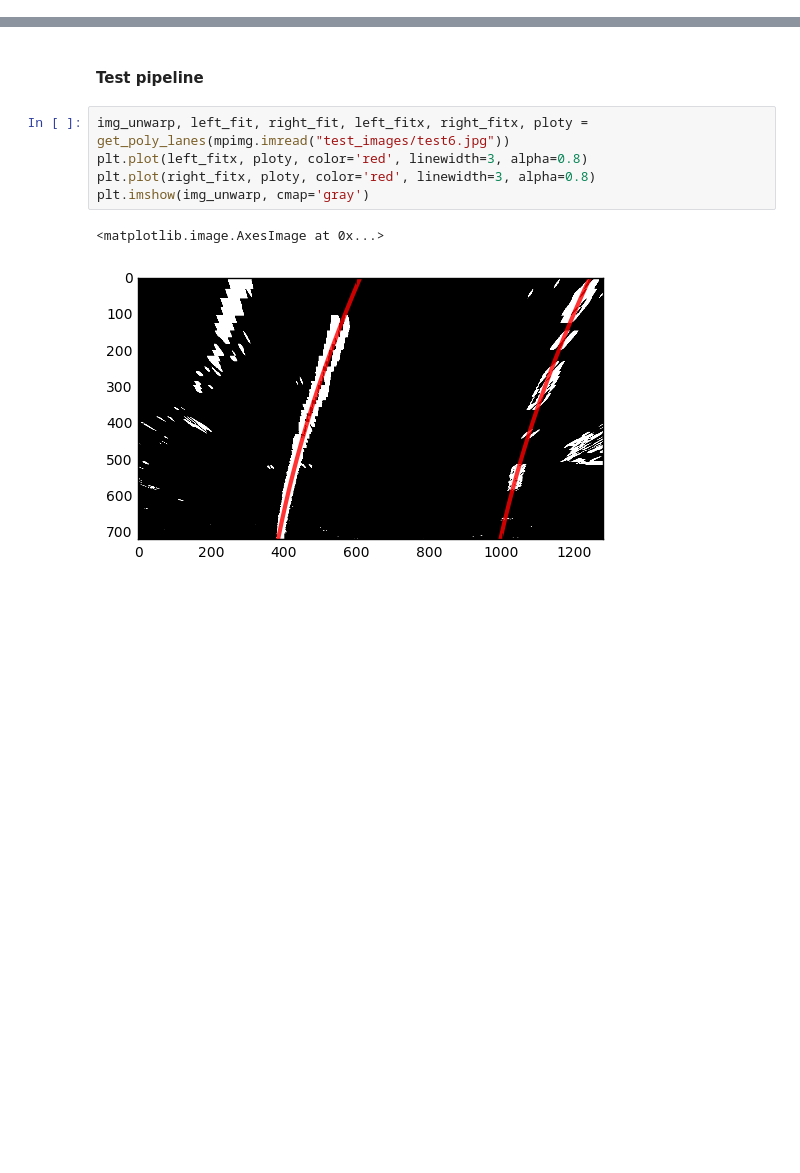
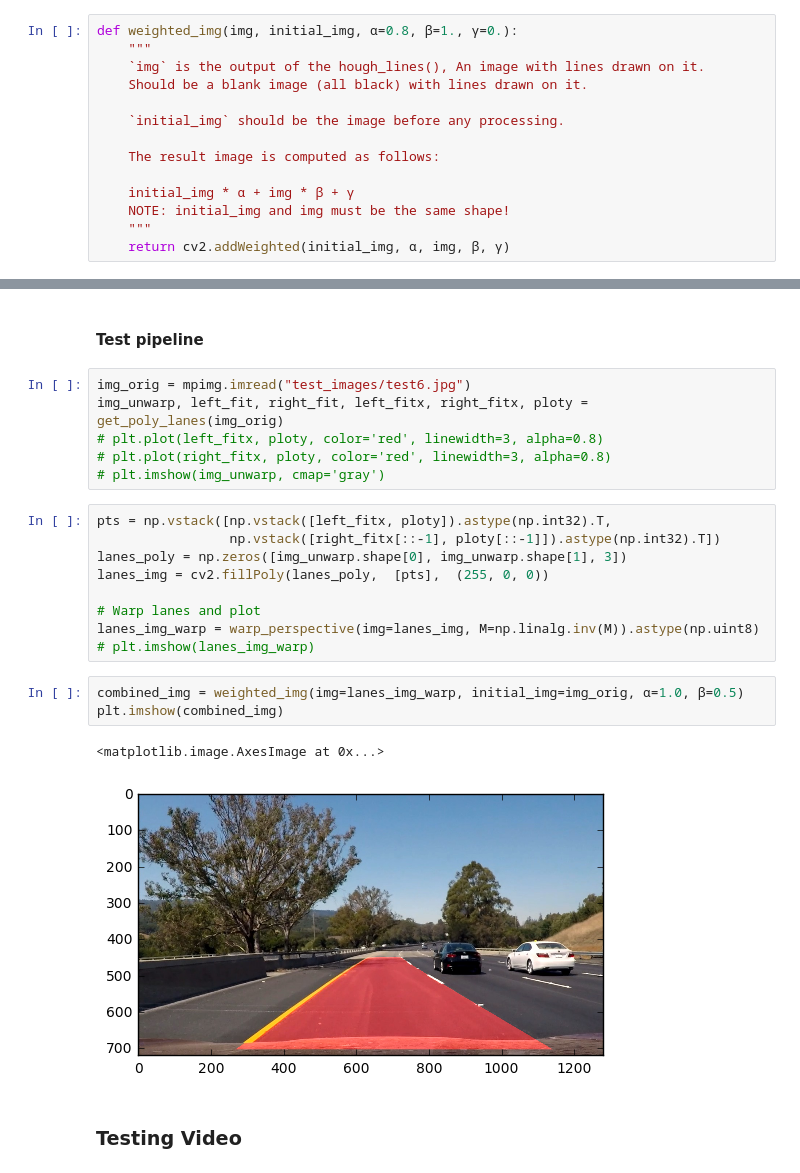
Before and after one commit to vijaykrishnay/Udacity_AdvLaneLines, a Jupyter notebook: Advanced_LaneFinding - Main.ipynb, the cells around one changed output, grey strips where cells are left out. Saved outputs shown, nothing was run; the diff lists cells and outputs as text; blank space fills up the shorter version.

Commit message:
Updated main ipynb to add lanes polygon to video v0

```diff
--- a/Advanced_LaneFinding - Main.ipynb
+++ b/Advanced_LaneFinding - Main.ipynb
@@ -252,0 +259,14 @@ def get_poly_lanes(img):
+# %%
+def weighted_img(img, initial_img, α=0.8, β=1., γ=0.):
+    """
+    `img` is the output of the hough_lines(), An image with lines drawn on it.
+    Should be a blank image (all black) with lines drawn on it.
+
+    `initial_img` should be the image before any processing.
+
+    The result image is computed as follows:
+
+    initial_img * α + img * β + γ
+    NOTE: initial_img and img must be the same shape!
+    """
+    return cv2.addWeighted(initial_img, α, img, β, γ)
@@ -253,10 +288,25 @@ def get_poly_lanes(img):
 # %% [markdown]
 #### Test pipeline
 # %%
-img_unwarp, left_fit, right_fit, left_fitx, right_fitx, ploty = get_poly_lanes(mpimg.imread("test_images/test6.jpg"))
-plt.plot(left_fitx, ploty, color='red', linewidth=3, alpha=0.8)
-plt.plot(right_fitx, ploty, color='red', linewidth=3, alpha=0.8)
-plt.imshow(img_unwarp, cmap='gray')
+img_orig = mpimg.imread("test_images/test6.jpg")
+img_unwarp, left_fit, right_fit, left_fitx, right_fitx, ploty = get_poly_lanes(img_orig)
+# plt.plot(left_fitx, ploty, color='red', linewidth=3, alpha=0.8)
+# plt.plot(right_fitx, ploty, color='red', linewidth=3, alpha=0.8)
+# plt.imshow(img_unwarp, cmap='gray')
-# %% [output]
-<matplotlib.image.AxesImage at 0x...>
-[figure, removed]
+# %%
+pts = np.vstack([np.vstack([left_fitx, ploty]).astype(np.int32).T,
+                 np.vstack([right_fitx[::-1], ploty[::-1]]).astype(np.int32).T])
+lanes_poly = np.zeros([img_unwarp.shape[0], img_unwarp.shape[1], 3])
+lanes_img = cv2.fillPoly(lanes_poly,  [pts],  (255, 0, 0))
+
+# Warp lanes and plot
+lanes_img_warp = warp_perspective(img=lanes_img, M=np.linalg.inv(M)).astype(np.uint8)
+# plt.imshow(lanes_img_warp)
+# %%
+combined_img = weighted_img(img=lanes_img_warp, initial_img=img_orig, α=1.0, β=0.5)
+plt.imshow(combined_img)
+# %% [output]
+<matplotlib.image.AxesImage at 0x...>
+[figure, added]
+# %% [markdown]
+### Testing Video
```
Also changed, not shown: parts of 5 cells of this notebook, 1 other file.
